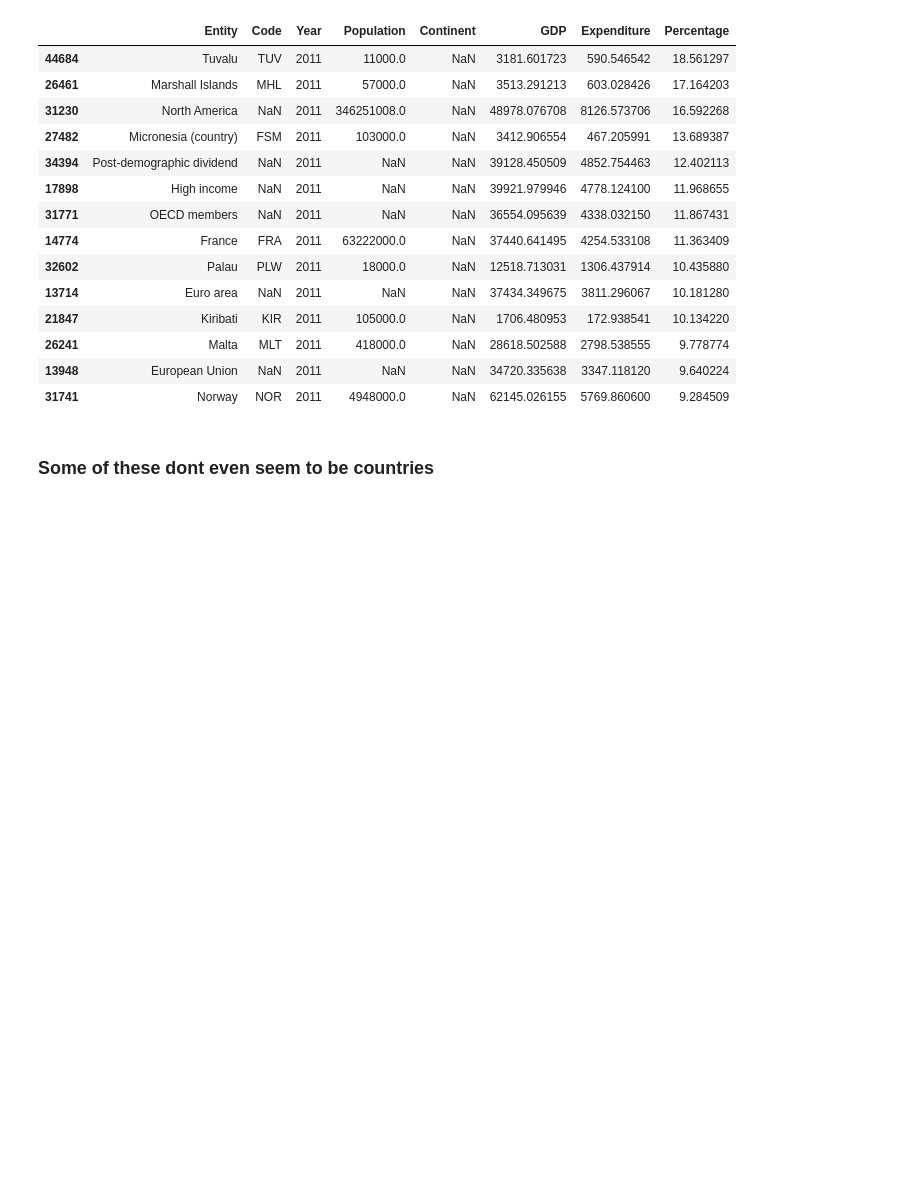
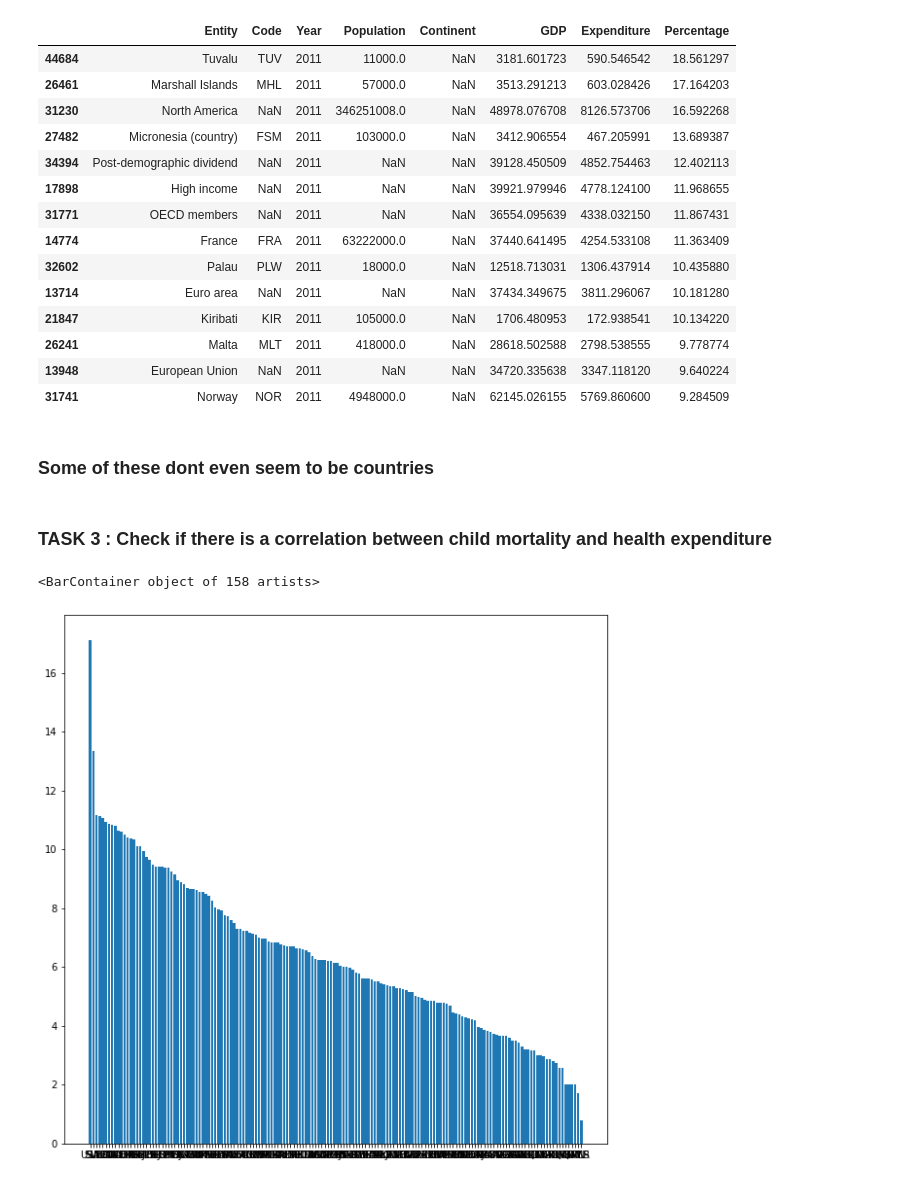
Before and after one commit to abhijeetknayak/Utilities, a Jupyter notebook: Data-Science/Country-Data/health-expenditure.ipynb, the cells around one changed output. Cells and saved outputs as stored; diff of their text form; code cells hidden in the pictures; blank space fills up the shorter version.

Commit message:
health expenditure notebook update

```diff
--- a/Data-Science/Country-Data/health-expenditure.ipynb
+++ b/Data-Science/Country-Data/health-expenditure.ipynb
@@ -286,3 +286,12 @@ not_plotted
 | 31741 | Norway | NOR | 2011 | 4948000.0 | NaN | 62145.026155 | 5769.860600 | 9.284509 |
 # %% [markdown]
 ### Some of these dont even seem to be countries
+# %% [markdown]
+### TASK 3 : Check if there is a correlation between child mortality and health expenditure
+# %%
+import matplotlib.pyplot as plt
+fig = plt.figure(figsize=(10, 10))
+plt.bar(data_2011['iso_a3'], data_2011['Percentage'], )
+# %% [output]
+<BarContainer object of 158 artists>
+[figure, added]
```
Also changed, not shown: 1 other file.
